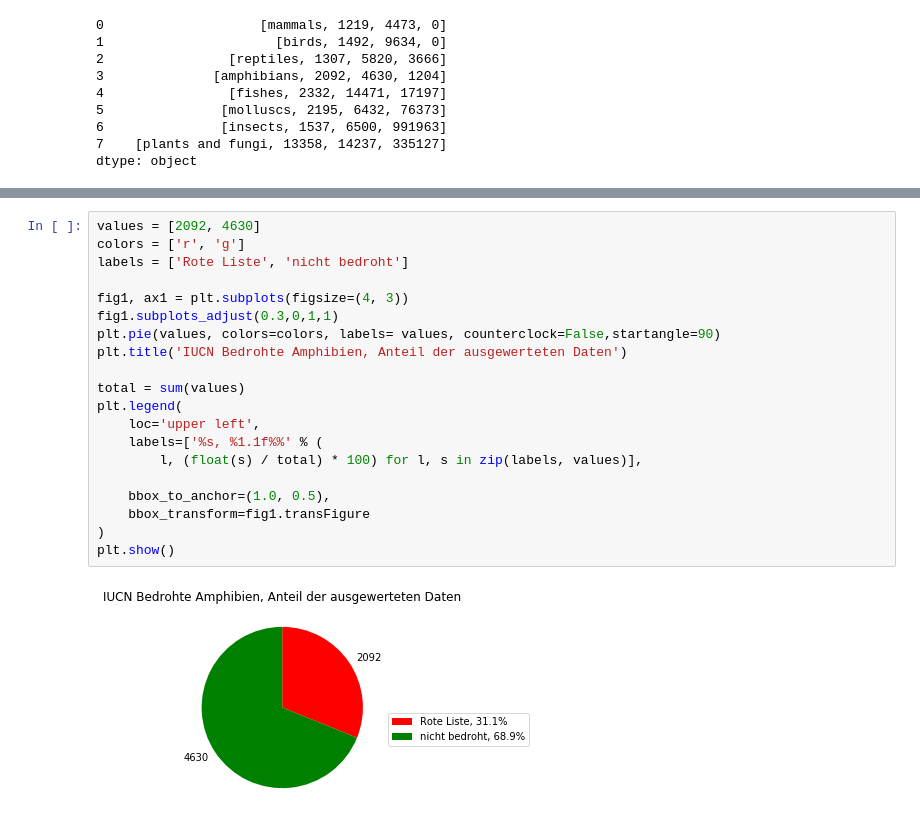
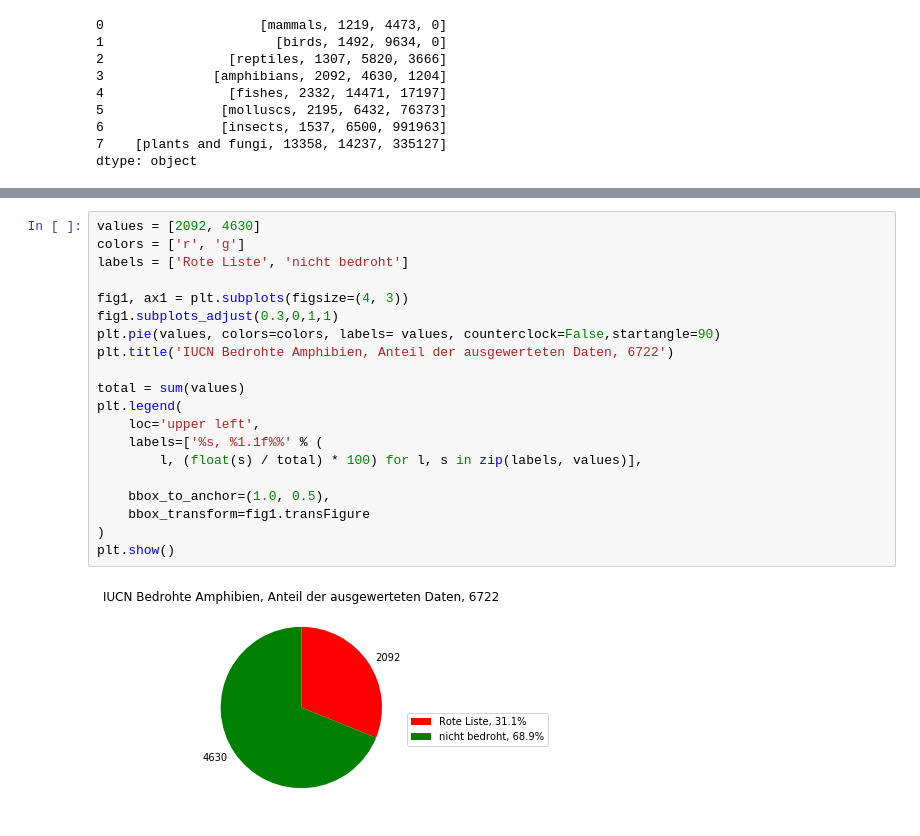
Before and after one commit to Priskawa/GITHUB_ME, a Jupyter notebook: Eigene Projekte/Diplomarbeit_Biodiversitaet/0004_IUCN_overview.ipynb, the cells around one changed output, grey strips where cells are left out. Cells and saved outputs as stored; diff of their text form.

```diff
--- a/Eigene Projekte/Diplomarbeit_Biodiversitaet/0004_IUCN_overview.ipynb
+++ b/Eigene Projekte/Diplomarbeit_Biodiversitaet/0004_IUCN_overview.ipynb
@@ -228,25 +243,25 @@ plt.show()
 # %%
 values = [2092, 4630]
 colors = ['r', 'g']
 labels = ['Rote Liste', 'nicht bedroht']
 
 fig1, ax1 = plt.subplots(figsize=(4, 3))
 fig1.subplots_adjust(0.3,0,1,1)
 plt.pie(values, colors=colors, labels= values, counterclock=False,startangle=90)
-plt.title('IUCN Bedrohte Amphibien, Anteil der ausgewerteten Daten')
+plt.title('IUCN Bedrohte Amphibien, Anteil der ausgewerteten Daten, 6722')
 
 total = sum(values)
 plt.legend(
     loc='upper left',
     labels=['%s, %1.1f%%' % (
         l, (float(s) / total) * 100) for l, s in zip(labels, values)],
 
     bbox_to_anchor=(1.0, 0.5),
     bbox_transform=fig1.transFigure
 )
 plt.show()
 # %% [output]
-[figure, old version]
+[figure, new version]
 # %%
 values = [2332, 14471, 17197]
 colors = ['r', 'g', 'grey']
```
Also changed, not shown: parts of 23 cells of this notebook, 4 other files.
